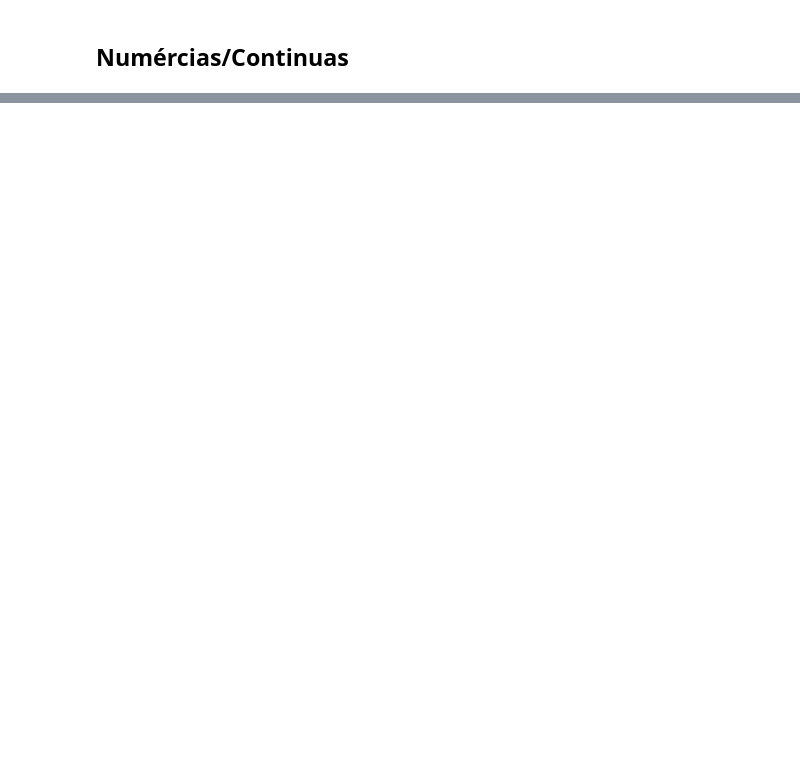
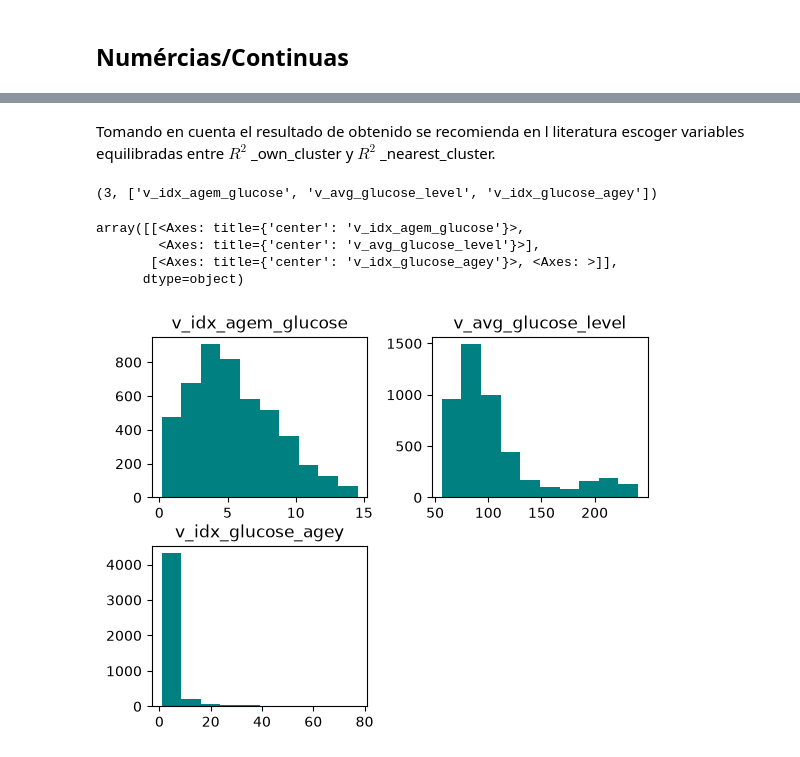
Before and after one commit to brau126/develop_data_science, a Jupyter notebook: Academic/Diplomado/01_Modulo/CANEDO_BELTRAN_BRAULIO_P02.ipynb, the cells around one changed output, grey strips where cells are left out. Drawn from its saved outputs; the diff is of its cells as text; code cells hidden in the pictures; blank space fills up the shorter version.

```diff
--- a/Academic/Diplomado/01_Modulo/CANEDO_BELTRAN_BRAULIO_P02.ipynb
+++ b/Academic/Diplomado/01_Modulo/CANEDO_BELTRAN_BRAULIO_P02.ipynb
@@ -929,0 +741,4 @@ X.to_parquet('Bases/CANEDO_BELTRAN_BRAULIO_P02.parquet',
+# %%
+vc = VarClusHi(df=df[v_], feat_list=v_)
+
+vc.varclus()
@@ -929,0 +747,5 @@ X.to_parquet('Bases/CANEDO_BELTRAN_BRAULIO_P02.parquet',
+# %%
+rs = vc.rsquare
+rs = rs.sort_values( by = ['Cluster','RS_Ratio'] ,ascending=[1,1] ).reset_index(drop=True)
+rs['id'] = rs.groupby('Cluster').cumcount() + 1
+rs
@@ -929,0 +763,19 @@ X.to_parquet('Bases/CANEDO_BELTRAN_BRAULIO_P02.parquet',
+# %% [markdown]
+Tomando en cuenta el resultado de obtenido se recomienda en l literatura escoger variables equilibradas entre $R^2$ _own_cluster y $R^2$ _nearest_cluster.
+# %%
+v_ = rs.loc[ rs['id'] == 1  ]['Variable'].tolist()
+
+len(v_), v_
+# %% [output]
+(3, ['v_idx_agem_glucose', 'v_avg_glucose_level', 'v_idx_glucose_agey'])
+# %%
+df[v_].hist(
+    color='#008080',
+    grid=False
+)
+# %% [output]
+array([[<Axes: title={'center': 'v_idx_agem_glucose'}>,
+        <Axes: title={'center': 'v_avg_glucose_level'}>],
+       [<Axes: title={'center': 'v_idx_glucose_agey'}>, <Axes: >]],
+      dtype=object)
+[figure, added]
```
Also changed, not shown: parts of 129 cells of this notebook.
